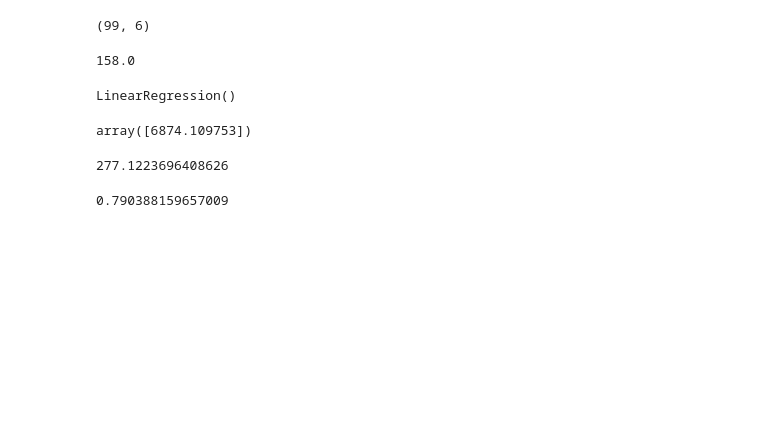
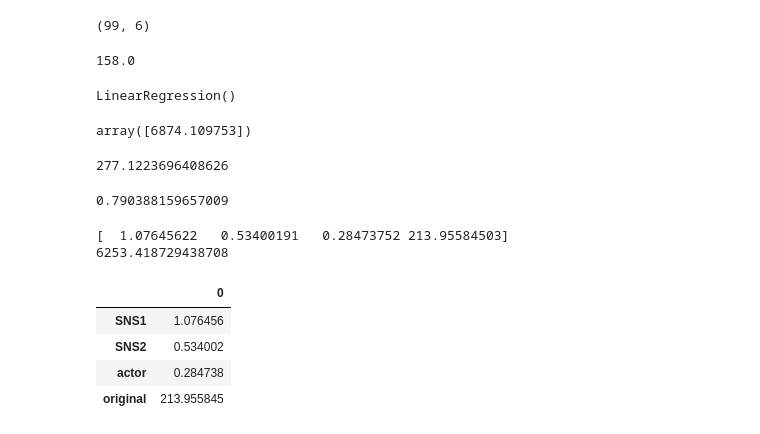
Before and after one commit to oomae41/MLpractice_sukkiri, a Jupyter notebook: part6.ipynb, the cells around one changed output. Drawn from its saved outputs; the diff is of its cells as text; code cells hidden in the pictures; blank space fills up the shorter version.

```diff
--- a/part6.ipynb
+++ b/part6.ipynb
@@ -164,3 +164,25 @@ import pickle
 
 with open("cinema.pkl", "wb") as f:
     pickle.dump(model, f)
+# %%
+# 回帰係数の表示
+
+# coef_の出力はSNS1, SNS2, actor, originalの順番
+print(model.coef_)
+
+print(model.intercept_)
+# %% [output]
+[  1.07645622   0.53400191   0.28473752 213.95584503]
+6253.418729438708
+# %%
+tmp = pd.DataFrame(model.coef_)
+
+tmp.index = x_train.columns
+
+tmp
+# %% [output]
+|  | 0 |
+| SNS1 | 1.076456 |
+| SNS2 | 0.534002 |
+| actor | 0.284738 |
+| original | 213.955845 |
```
Also changed, not shown: parts of 1 cell of this notebook, 1 other file.
